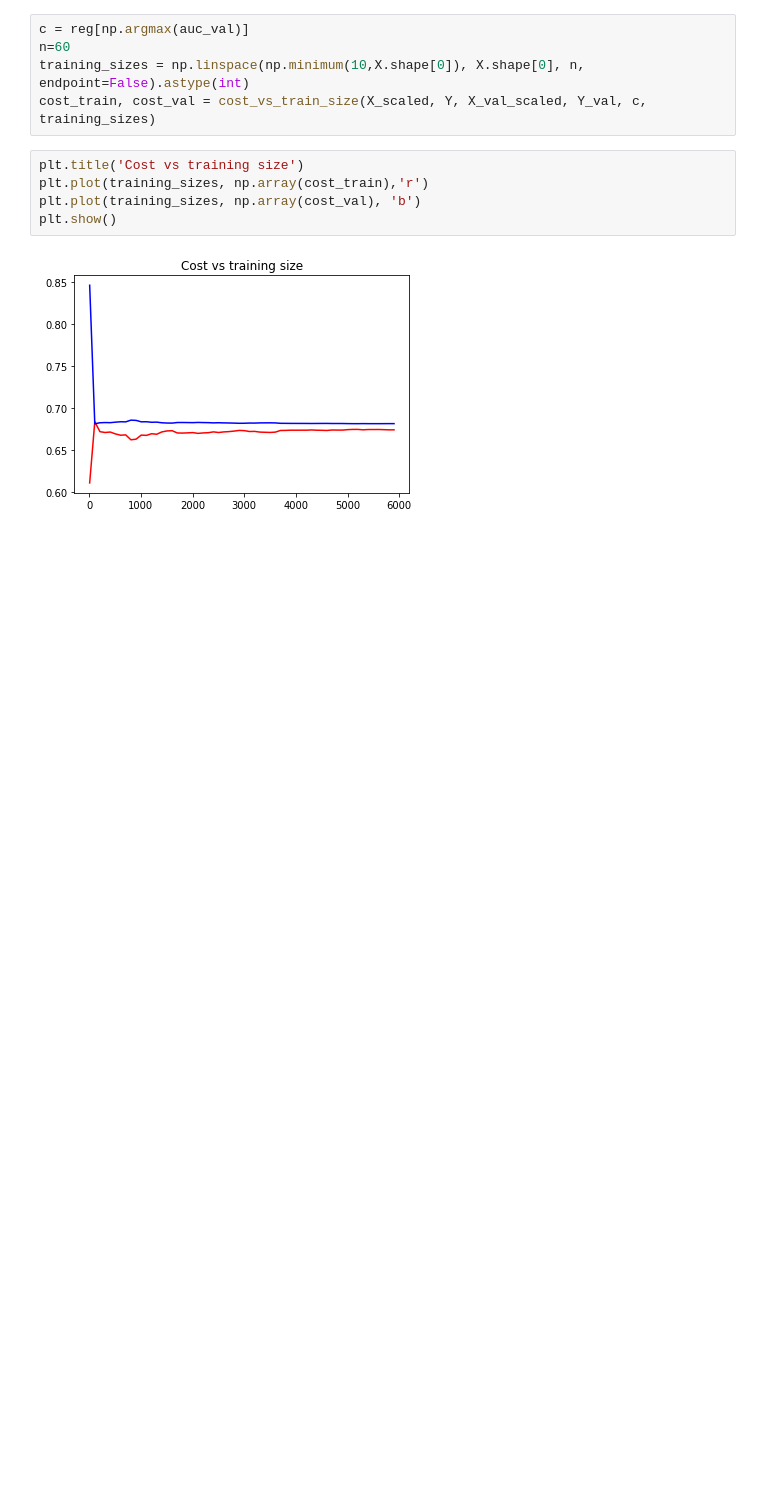
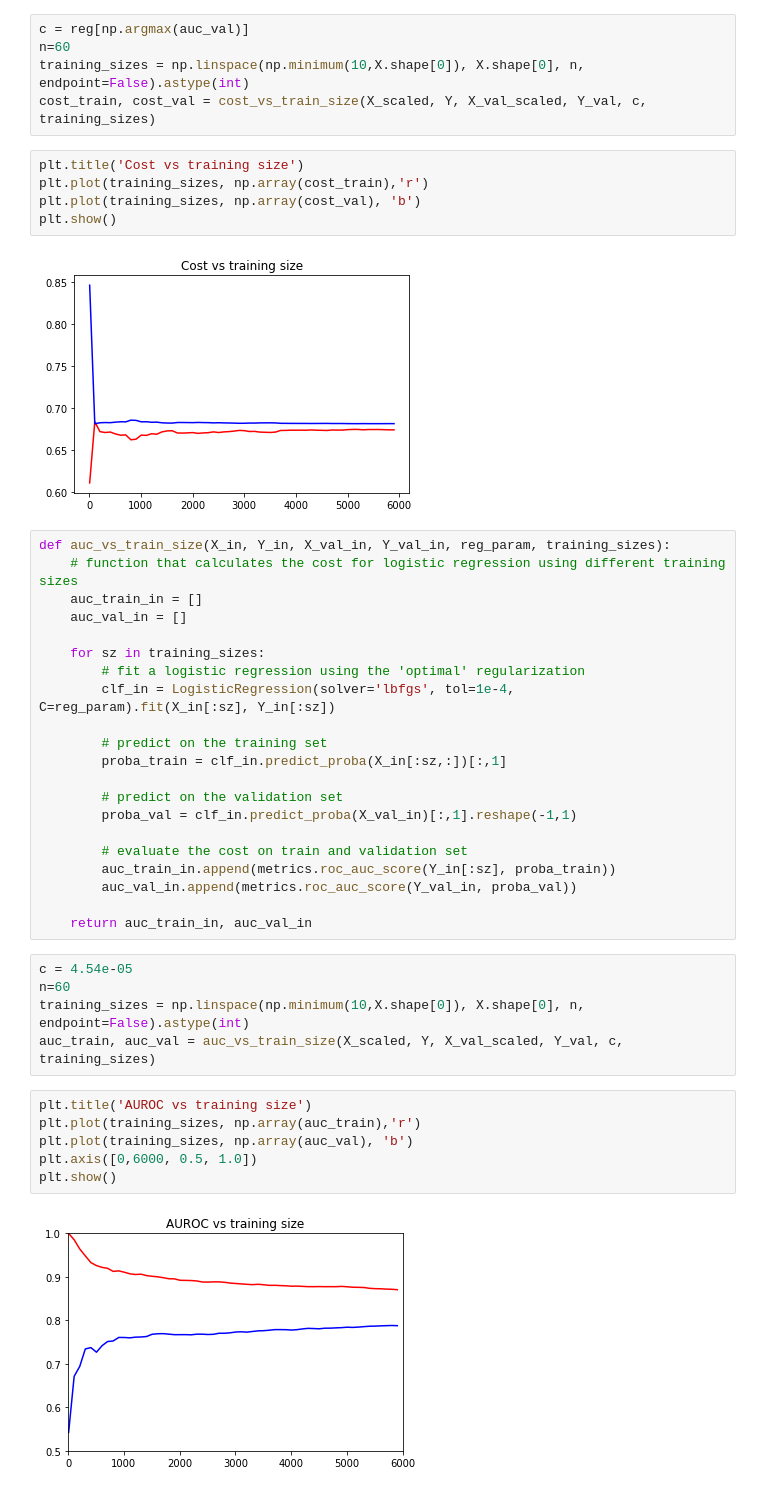
Before and after one commit to joelper/CS229A, a Jupyter notebook: Models/Logistic_regression/logistic_regression.ipynb, the cells around one changed output. Saved outputs shown, nothing was run; the diff lists cells and outputs as text; blank space fills up the shorter version.

```diff
--- a/Models/Logistic_regression/logistic_regression.ipynb
+++ b/Models/Logistic_regression/logistic_regression.ipynb
@@ -371,3 +371,37 @@ plt.plot(training_sizes, np.array(cost_val), 'b')
 plt.show()
 # %% [output]
 [figure]
+# %%
+def auc_vs_train_size(X_in, Y_in, X_val_in, Y_val_in, reg_param, training_sizes):
+    # function that calculates the cost for logistic regression using different training sizes
+    auc_train_in = []
+    auc_val_in = []
+
+    for sz in training_sizes:
+        # fit a logistic regression using the 'optimal' regularization
+        clf_in = LogisticRegression(solver='lbfgs', tol=1e-4, C=reg_param).fit(X_in[:sz], Y_in[:sz])
+
+        # predict on the training set
+        proba_train = clf_in.predict_proba(X_in[:sz,:])[:,1]
+
+        # predict on the validation set
+        proba_val = clf_in.predict_proba(X_val_in)[:,1].reshape(-1,1)
+
+        # evaluate the cost on train and validation set
+        auc_train_in.append(metrics.roc_auc_score(Y_in[:sz], proba_train))
+        auc_val_in.append(metrics.roc_auc_score(Y_val_in, proba_val))
+
+    return auc_train_in, auc_val_in
+# %%
+c = 4.54e-05
+n=60
+training_sizes = np.linspace(np.minimum(10,X.shape[0]), X.shape[0], n, endpoint=False).astype(int)
+auc_train, auc_val = auc_vs_train_size(X_scaled, Y, X_val_scaled, Y_val, c, training_sizes)
+# %%
+plt.title('AUROC vs training size')
+plt.plot(training_sizes, np.array(auc_train),'r')
+plt.plot(training_sizes, np.array(auc_val), 'b')
+plt.axis([0,6000, 0.5, 1.0])
+plt.show()
+# %% [output]
+[figure, added]
```
Also changed, not shown: 1 other file.
